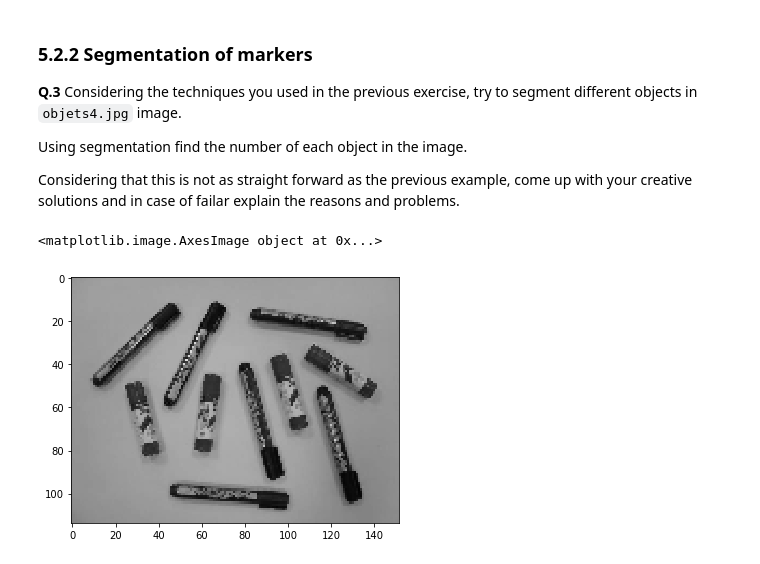
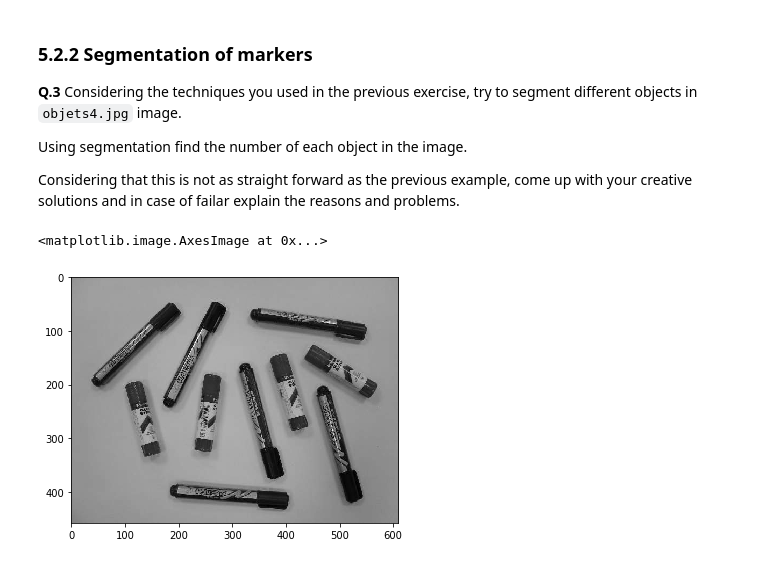
Before and after one commit to faridba/B31XB-IIP-TP-1718, a Jupyter notebook: 5-morpho-segmentation/5-morpho-segmentation.ipynb, the cells around one changed output. Cells and saved outputs as stored; diff of their text form; code cells hidden in the pictures.

```diff
--- a/5-morpho-segmentation/5-morpho-segmentation.ipynb
+++ b/5-morpho-segmentation/5-morpho-segmentation.ipynb
@@ -186,9 +188,9 @@ Considering that this is not as straight forward as the previous example, come u
 # %%
 img_path = './images/'
 img_name = 'objets4.jpg'
-image = rescale(img_as_ubyte(io.imread(img_path.__add__(img_name))),.25)
-image = rgb2gray(image)
-io.imshow(image)
+image_marker = img_as_ubyte(io.imread(img_path.__add__(img_name)))
+image_marker = rgb2gray(image_marker)
+io.imshow(image_marker)
 # %% [output]
-<matplotlib.image.AxesImage object at 0x...>
+<matplotlib.image.AxesImage at 0x...>
-[figure, old version]
+[figure, new version]
```
Also changed, not shown: parts of 13 cells of this notebook.
